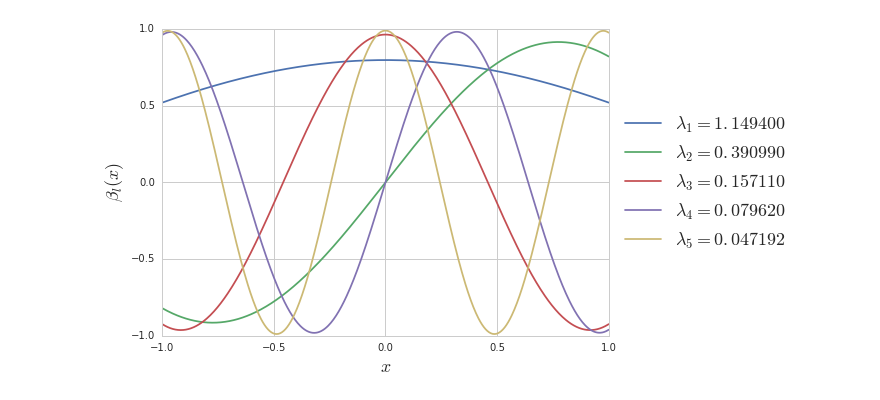
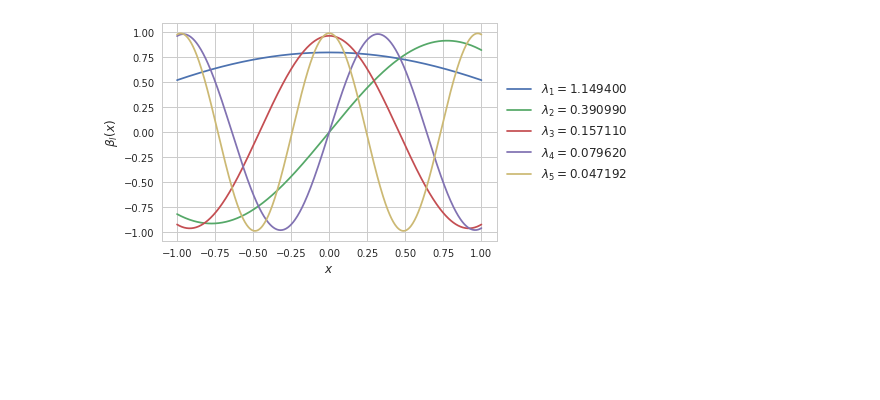
Before and after one commit to alcarney/polynomial_chaos, a Jupyter notebook: src/KLE_Expansion_Eigenvalue_Problem.ipynb, the cells around one changed output. Cells and saved outputs as stored; diff of their text form; code cells hidden in the pictures; blank space fills up the shorter version.

```diff
--- a/src/KLE_Expansion_Eigenvalue_Problem.ipynb
+++ b/src/KLE_Expansion_Eigenvalue_Problem.ipynb
@@ -9,5 +9,5 @@ sns.set_style('whitegrid')
 # %%
-def read_eigendata(filename):
+def readz_eigendata(filename):
     """
     Given a filename, read in the CSV data from Matlab and reconstruct
     the interpolated functions that are used by chebfun
@@ -42,18 +42,18 @@ data = read_eigendata('expansion-data.csv')
 # %%
 xs = np.linspace(-1,1,512)
 
 fig, ax = plt.subplots(1)
 index = 1
 
 for eig in data:
     ys = [eig['beta'](x) for x in xs]
     ax.plot(xs, ys, label=r'$\lambda_%i = %f$' % (index, eig['lambda']))
-    ax.set_xlabel(r'$x$', fontsize=18)
-    ax.set_ylabel(r'$\beta_l(x)$', fontsize=18)
-    legend = ax.legend(loc='center left', bbox_to_anchor=(1, 0.5), fontsize=18)
+    ax.set_xlabel(r'$x$', fontsize=12)
+    ax.set_ylabel(r'$\beta_l(x)$', fontsize=12)
+    legend = ax.legend(loc='center left', bbox_to_anchor=(1, 0.5), fontsize=12)
 
     index += 1
 
 fig.savefig('kle-eigenfunctions.pdf', bbox_extra_artists=[legend], bbox_inches='tight')
 # %% [output]
-[figure, old version]
+[figure, new version]
```
Also changed, not shown: parts of 1 cell of this notebook, 15 other files.
